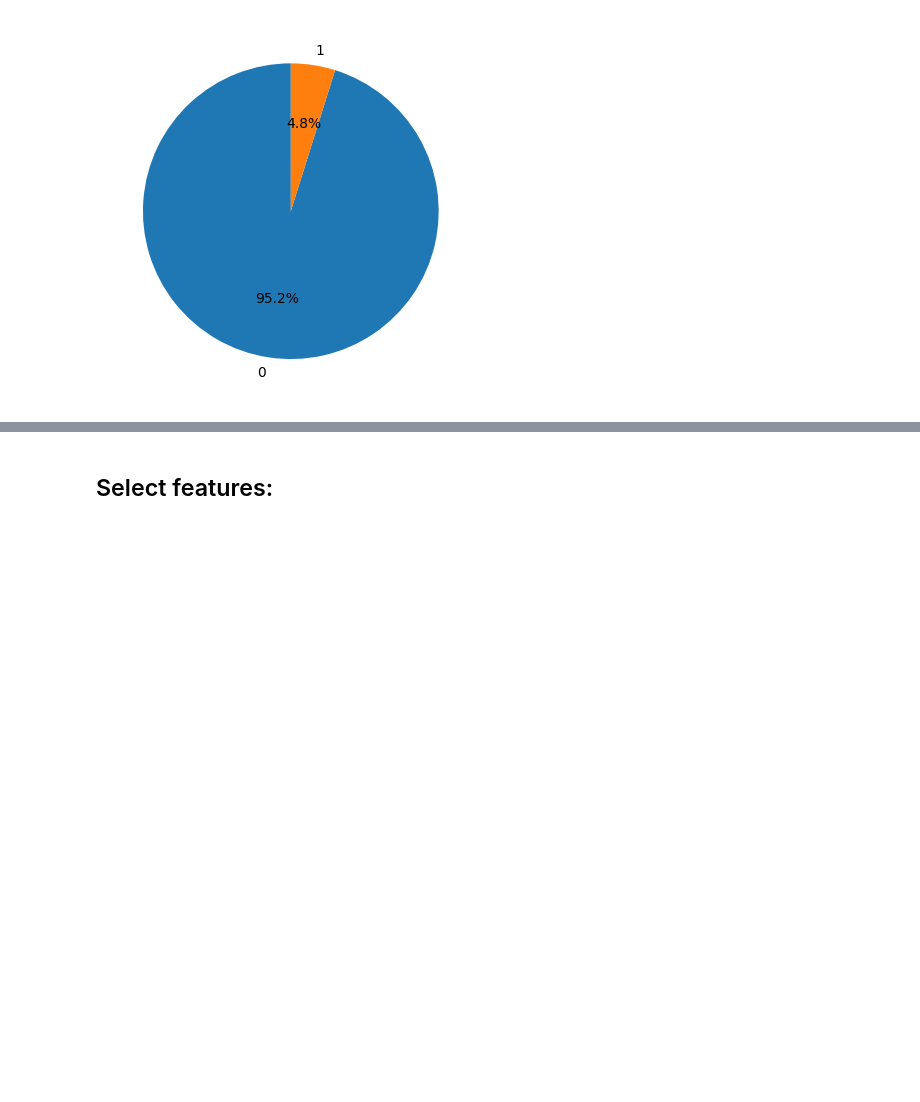
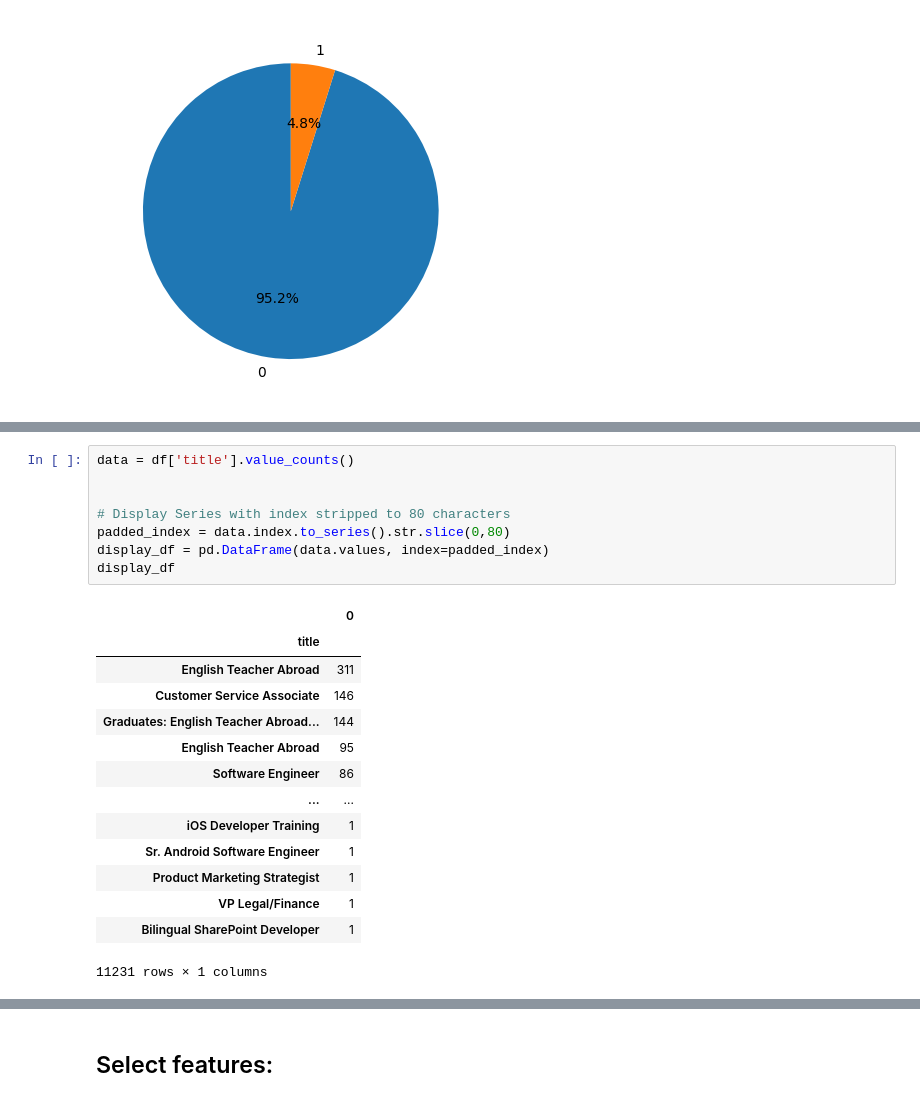
Before and after one commit to geekcourses/RealFakeJobPostingPrediction_Mitko, a Jupyter notebook: src/data_preprocessing.ipynb, the cells around one changed output, grey strips where cells are left out. Saved outputs shown, nothing was run; the diff lists cells and outputs as text; blank space fills up the shorter version.

```diff
--- a/src/data_preprocessing.ipynb
+++ b/src/data_preprocessing.ipynb
@@ -99,0 +123,23 @@ plt.pie(counts, labels=counts.index, autopct='%1.1f%%', startangle=90);
+# %%
+data = df['title'].value_counts()
+
+
+# Display Series with index stripped to 80 characters
+padded_index = data.index.to_series().str.slice(0,80)
+display_df = pd.DataFrame(data.values, index=padded_index)
+display_df
+# %% [output]
+|  | 0 |
+| title |  |
+| English Teacher Abroad | 311 |
+| Customer Service Associate | 146 |
+| Graduates: English Teacher Abroad... | 144 |
+| English Teacher Abroad | 95 |
+| Software Engineer | 86 |
+| ... | ... |
+| iOS Developer Training | 1 |
+| Sr. Android Software Engineer | 1 |
+| Product Marketing Strategist | 1 |
+| VP Legal/Finance | 1 |
+| Bilingual SharePoint Developer | 1 |
+11231 rows × 1 columns
```
Also changed, not shown: parts of 13 cells of this notebook, 1 other file.
